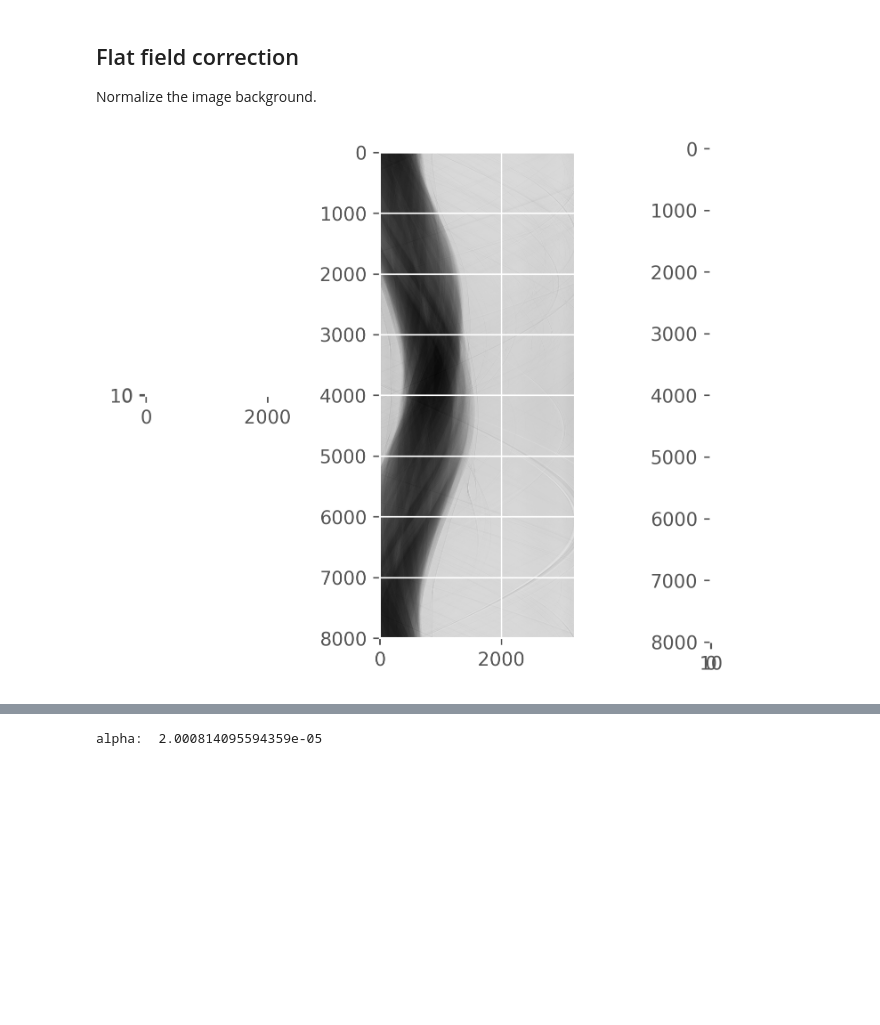
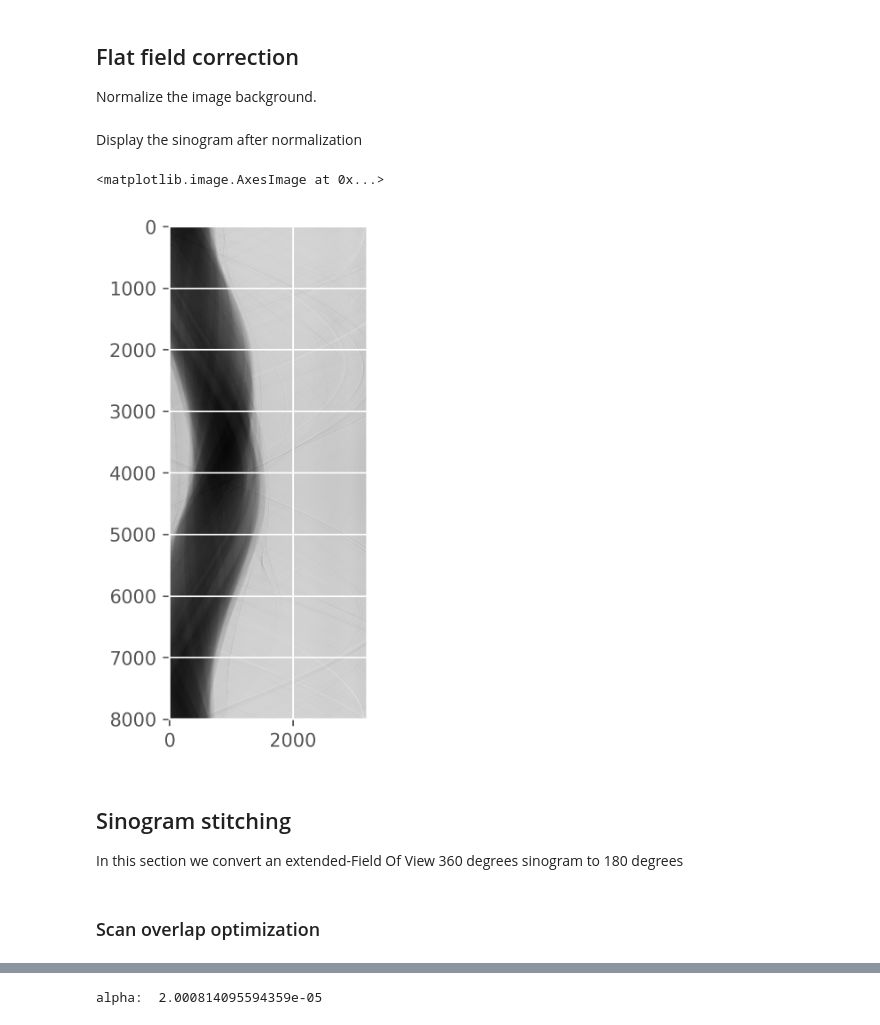
Before and after one commit to gianthk/BEATS-CH2024, a Jupyter notebook: notebooks/BEATS_recon_byzantine_glass.ipynb, the cells around one changed output, grey strips where cells are left out. Saved outputs shown, nothing was run; the diff lists cells and outputs as text; code cells hidden in the pictures; blank space fills up the shorter version.

```diff
--- a/notebooks/BEATS_recon_byzantine_glass.ipynb
+++ b/notebooks/BEATS_recon_byzantine_glass.ipynb
@@ -46,0 +60,2 @@ proj_1 = proj_0+1751
+# %%
+_, flats, _, _ = dxchange.read_sesame_beats(h5file_flats, exchange_rank=0, sino=sino) # proj=proj
@@ -91,11 +87,0 @@ cor_dir = output_dir+"/cor/"
-# %%
-sino = (900, 920, 1)
-# projs, flats, darks, theta = dxchange.read_aps_32id(h5file, exchange_rank=0, sino=(1200, 1250, 1), proj=(proj_0, proj_1, 1))
-projs, _, darks, theta = dxchange.read_aps_32id(h5file, exchange_rank=0, sino=sino)
-_, flats, _, _ = dxchange.read_aps_32id(h5file_flats, exchange_rank=0, sino=sino)
-# theta = theta[proj_0:proj_1]
-
-print("Dataset size: ", projs[:, :, :].shape[:], " - dtype: ", projs.dtype)
-print("Flat fields size: ", flats[:, :, :].shape[:])
-print("Dark fields size: ", darks[:, :, :].shape[:])
-print("Theta array size: ", theta.shape[:])
@@ -132,6 +91,14 @@ Normalize the image background.
 # %%
 projs = tomopy.normalize(projs, flats, darks, ncore=ncore, averaging='median')
-# projs = tomopy.normalize(projs, np.average(flats, axis=2), darks, ncore=ncore, averaging='median')
-ru.plot_midplanes(projs)
-# %% [output]
-[figure, removed]
+# %% [markdown]
+Display the sinogram after normalization
+# %%
+plt.imshow(projs[:,int(projs.shape[1]/2),:])
+# %% [output]
+<matplotlib.image.AxesImage at 0x...>
+[figure, added]
+# %% [markdown]
+## Sinogram stitching
+In this section we convert an extended-Field Of View 360 degrees sinogram to 180 degrees
+# %% [markdown]
+### Scan overlap optimization
```
Also changed, not shown: parts of 64 cells of this notebook, 2 other files.
